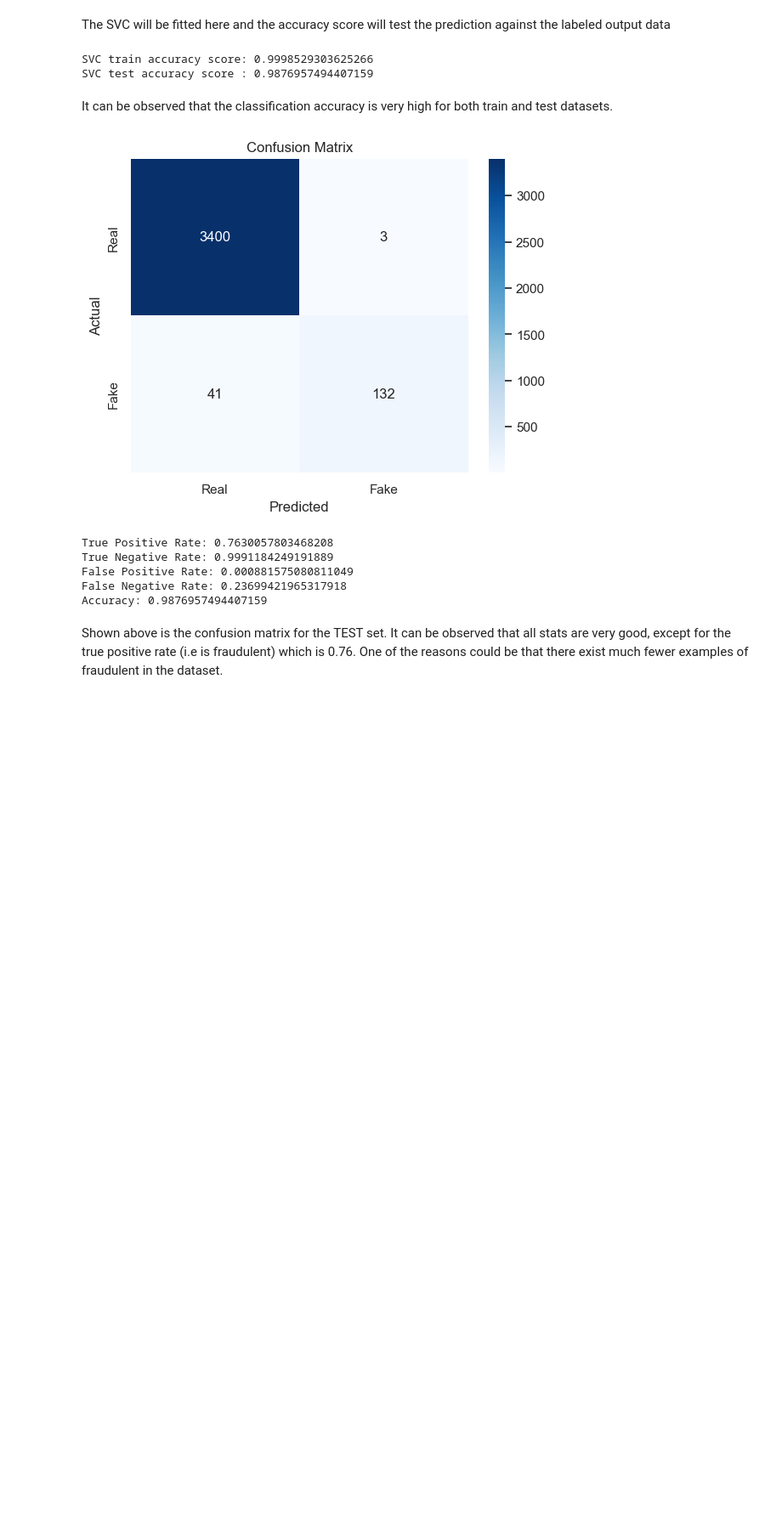
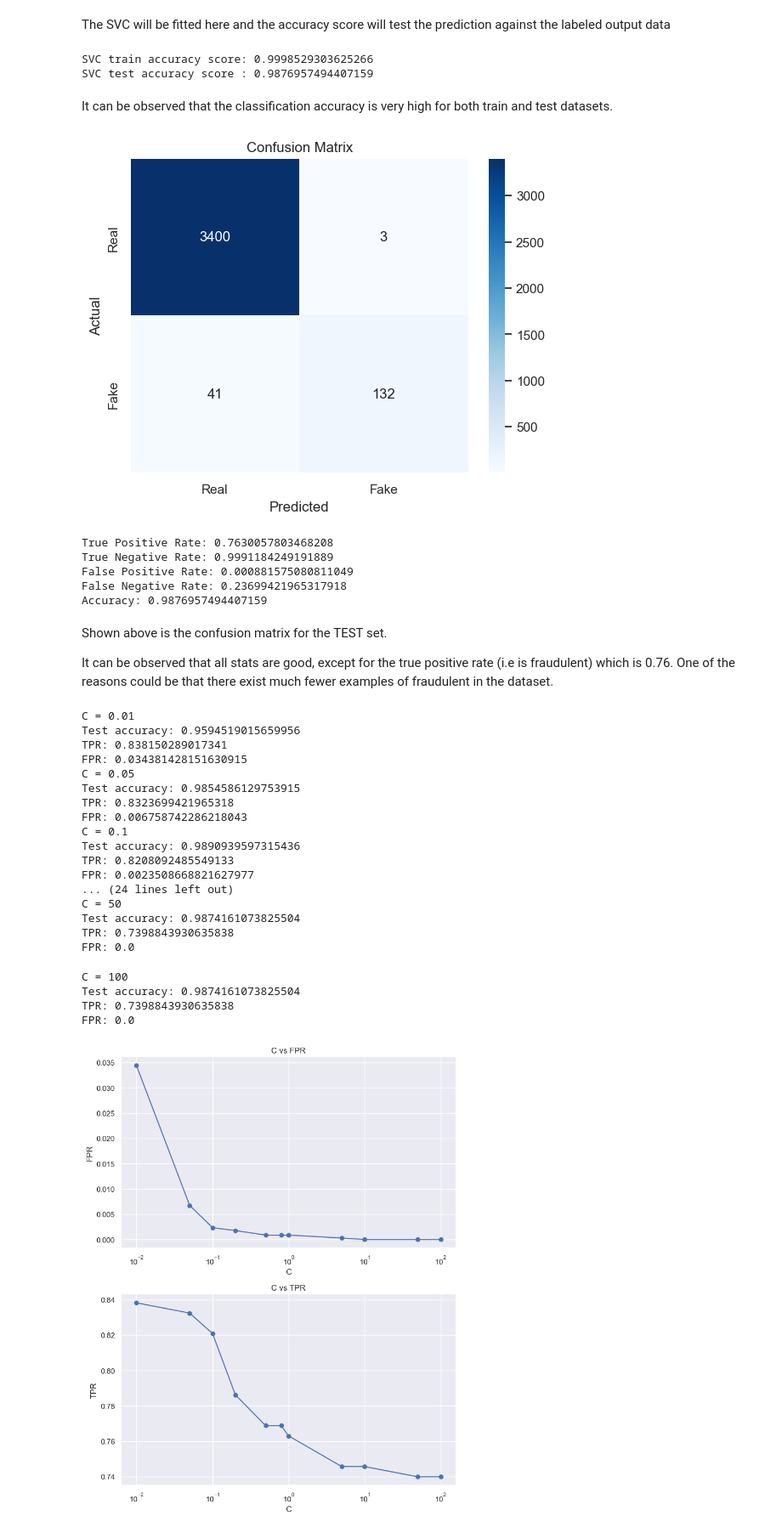
Before and after one commit to edward62740/sc1015-project, a Jupyter notebook: Support Vector Machine.ipynb, the cells around one changed output. Shown at 85% size. Saved outputs shown, nothing was run; the diff lists cells and outputs as text; code cells hidden in the pictures; blank space fills up the shorter version.

```diff
--- a/Support Vector Machine.ipynb
+++ b/Support Vector Machine.ipynb
@@ -131,4 +126,81 @@ False Positive Rate: 0.000881575080811049
 False Negative Rate: 0.23699421965317918
 Accuracy: 0.9876957494407159
 # %% [markdown]
-Shown above is the confusion matrix for the TEST set. It can be observed that all stats are very good, except for the true positive rate (i.e is fraudulent) which is 0.76. One of the reasons could be that there exist much fewer examples of fraudulent in the dataset.
+Shown above is the confusion matrix for the TEST set.
+
+It can be observed that all stats are good, except for the true positive rate (i.e is fraudulent) which is 0.76. One of the reasons could be that there exist much fewer examples of fraudulent in the dataset.
+# %%
+# Initialize arrays to store the TPR and C values
+tpr_values = []
+fpr_values = []
+c_values = []
+
+# Train a linear SVM with different values of C
+for C in [0.01, 0.05, 0.1, 0.2, 0.5, 0.8, 1, 5, 10, 50, 100]:
+    # Fit the classifier to the resampled training data
+    with config_context(target_offload="gpu:0"):
+        svc = LinearSVC(C=C).fit(X_res, y_res)
+
+    # Predict the classes of the testing data
+    y_test_pred = svc.predict(X_test)
+
+    # Compute the accuracy of the classifier on the testing data
+    test_accuracy = accuracy_score(y_test, y_test_pred)
+
+    # Compute the true positive rate (TPR) and false positive rate (FPR) of the classifier
+    tn, fp, fn, tp = confusion_matrix(y_test, y_test_pred).ravel()
+    tpr = tp / (tp + fn)
+    fpr = fp / (fp + tn)
+    # Store the results
+    tpr_values.append(tpr)
+    fpr_values.append(fpr)
+    c_values.append(C)
+
+    # Print the results
+    print(f"C = {C}")
+    print(f"Test accuracy: {test_accuracy}")
+    print(f"TPR: {tpr}")
+    print(f"FPR: {fpr}")
+
+# Plot the results
+fig, (ax1, ax2) = plt.subplots(2, 1, figsize=(8, 10))
+
+# Plot C vs FPR
+ax1.plot(c_values, fpr_values, marker='o')
+ax1.set_xlabel('C')
+ax1.set_ylabel('FPR')
+ax1.set_xscale('log')
+ax1.set_title('C vs FPR')
+
+# Plot C vs TPR
+ax2.plot(c_values, tpr_values, marker='o')
+ax2.set_xlabel('C')
+ax2.set_ylabel('TPR')
+ax2.set_xscale('log')
+ax2.set_title('C vs TPR')
+
+plt.tight_layout()
+plt.show()
+# %% [output]
+C = 0.01
+Test accuracy: 0.9594519015659956
+TPR: 0.838150289017341
+FPR: 0.034381428151630915
+C = 0.05
+Test accuracy: 0.9854586129753915
+TPR: 0.8323699421965318
+FPR: 0.006758742286218043
+C = 0.1
+Test accuracy: 0.9890939597315436
+TPR: 0.8208092485549133
+FPR: 0.0023508668821627977
+... (24 lines left out)
+C = 50
+Test accuracy: 0.9874161073825504
+TPR: 0.7398843930635838
+FPR: 0.0
+C = 100
+Test accuracy: 0.9874161073825504
+TPR: 0.7398843930635838
+FPR: 0.0
+[figure, added]
```
Also changed, not shown: parts of 14 cells of this notebook.
